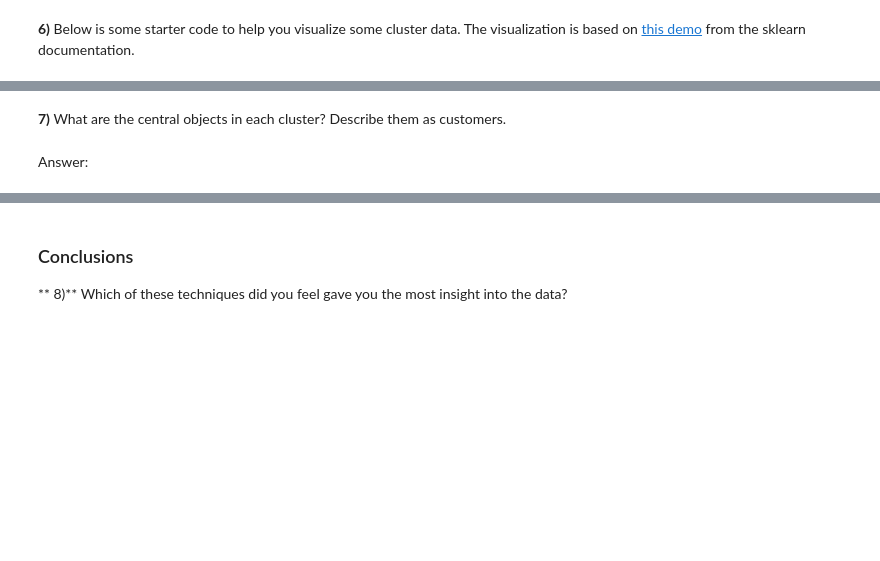
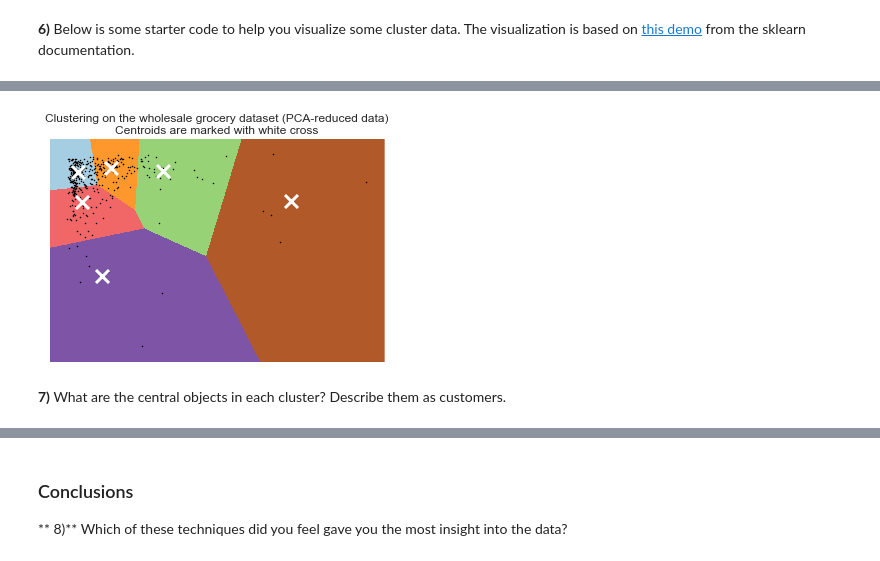
Before and after one commit to sharpround/customer_segments, a Jupyter notebook: customer_segments.ipynb, the cells around one changed output, grey strips where cells are left out. Cells and saved outputs as stored; diff of their text form; code cells hidden in the pictures; blank space fills up the shorter version.

```diff
--- a/customer_segments.ipynb
+++ b/customer_segments.ipynb
@@ -202,5 +281,6 @@ from sklearn.cluster import KMeans
 from sklearn.mixture import GMM
 # %%
 # TODO: First we reduce the data to two dimensions using PCA to capture variation
-reduced_data = ?
-print reduced_data[:10]  # print upto 10 elements
+reduced_data = data_pca[:, :2]
+# print reduced_data.shape
+print reduced_data[:10]  # print up to 10 elements
@@ -208,5 +299,6 @@ print reduced_data[:10]  # print upto 10 elements
 # TODO: Implement your clustering algorithm here, and fit it to the reduced data for visualization
 # The visualizer below assumes your clustering object is named 'clusters'
 
-clusters = ?
+clusters = KMeans(n_clusters=n_components)
+clusters.fit(reduced_data)
 print clusters
@@ -213,9 +309,9 @@ print clusters
 # %%
 # Plot the decision boundary by building a mesh grid to populate a graph.
-x_min, x_max = reduced_data[:, 0].min() - 1, reduced_data[:, 0].max() + 1
-y_min, y_max = reduced_data[:, 1].min() - 1, reduced_data[:, 1].max() + 1
-hx = (x_max-x_min)/1000.
-hy = (y_max-y_min)/1000.
+x_min, x_max = reduced_data[:, 0].min() - 0.1, reduced_data[:, 0].max() + 0.1
+y_min, y_max = reduced_data[:, 1].min() - 0.1, reduced_data[:, 1].max() + 0.1
+hx = (x_max-x_min)/1000.0
+hy = (y_max-y_min)/1000.0
 xx, yy = np.meshgrid(np.arange(x_min, x_max, hx), np.arange(y_min, y_max, hy))
 
 # Obtain labels for each point in mesh. Use last trained model.
@@ -223,5 +321,5 @@ Z = clusters.predict(np.c_[xx.ravel(), yy.ravel()])
 # %%
 # TODO: Find the centroids for KMeans or the cluster means for GMM
 
-centroids = ?
+centroids = clusters.cluster_centers_
 print centroids
@@ -228,25 +348,25 @@ print centroids
 # %%
 # Put the result into a color plot
 Z = Z.reshape(xx.shape)
 plt.figure(1)
 plt.clf()
 plt.imshow(Z, interpolation='nearest',
            extent=(xx.min(), xx.max(), yy.min(), yy.max()),
            cmap=plt.cm.Paired,
            aspect='auto', origin='lower')
 
-plt.plot(reduced_data[:, 0], reduced_data[:, 1], 'k.', markersize=2)
+plt.plot(reduced_data[:, 0], reduced_data[:, 1], 'k.', markersize=3)
 plt.scatter(centroids[:, 0], centroids[:, 1],
             marker='x', s=169, linewidths=3,
             color='w', zorder=10)
 plt.title('Clustering on the wholesale grocery dataset (PCA-reduced data)\n'
           'Centroids are marked with white cross')
 plt.xlim(x_min, x_max)
 plt.ylim(y_min, y_max)
 plt.xticks(())
 plt.yticks(())
 plt.show()
+# %% [output]
+[figure, added]
 # %% [markdown]
 **7)** What are the central objects in each cluster? Describe them as customers.
-# %% [markdown]
-Answer:
```
Also changed, not shown: parts of 27 cells of this notebook, 1 other file.
